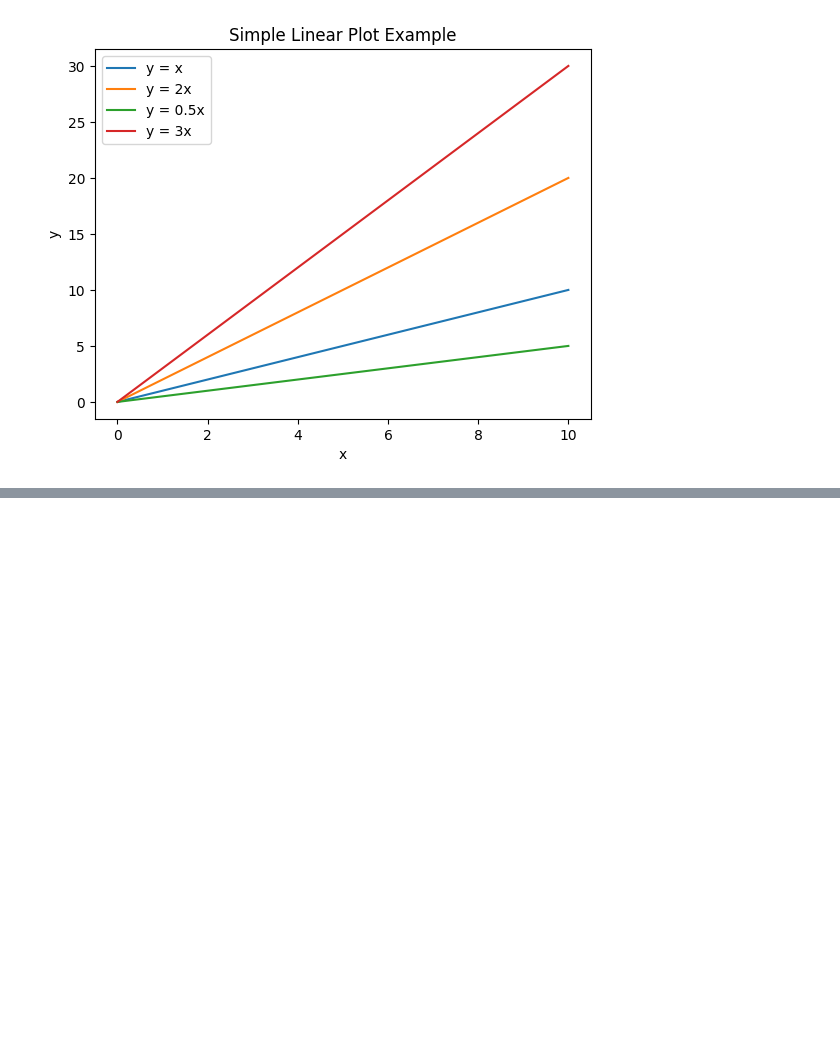
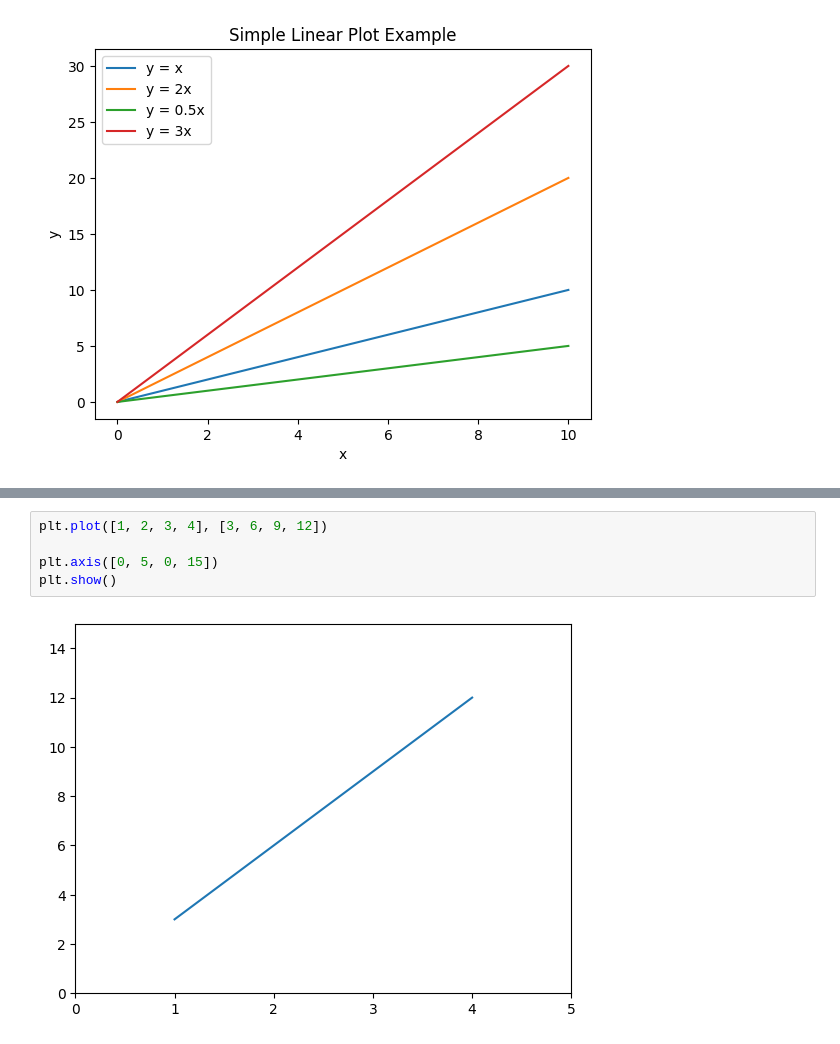
Before and after one commit to Choiwanwoo-03/MachineLearning_CodePractice, a Jupyter notebook: Matplotlib_library_practice.ipynb, the cells around one changed output, grey strips where cells are left out. Drawn from its saved outputs; the diff is of its cells as text; blank space fills up the shorter version.

```diff
--- a/Matplotlib_library_practice.ipynb
+++ b/Matplotlib_library_practice.ipynb
@@ -59,0 +69,7 @@ Text(0, 0.5, 'y')
+# %%
+plt.plot([1, 2, 3, 4], [3, 6, 9, 12])
+
+plt.axis([0, 5, 0, 15])
+plt.show()
+# %% [output]
+[figure, added]
```
Also changed, not shown: parts of 5 cells of this notebook.
